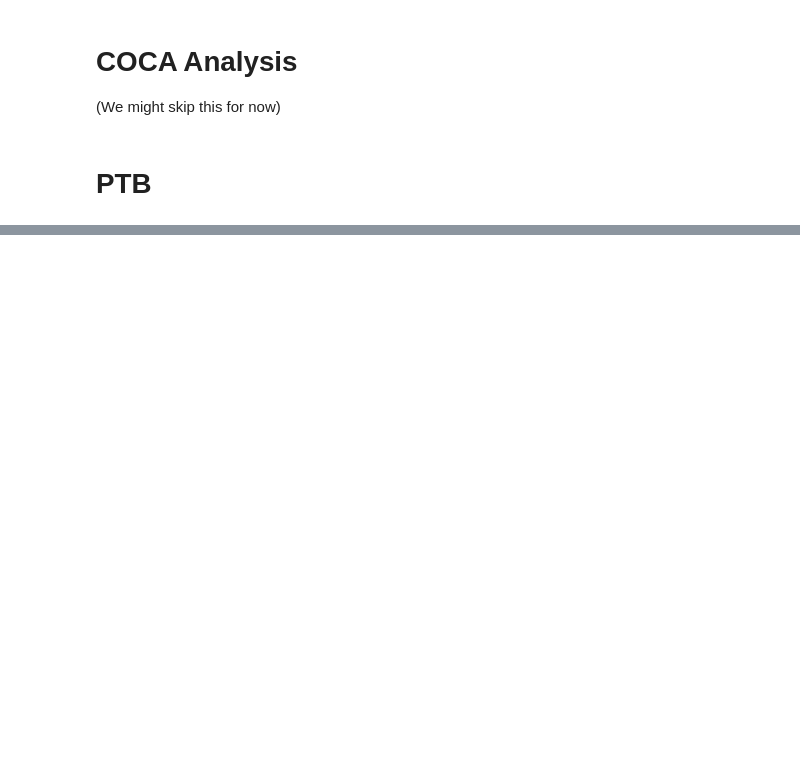
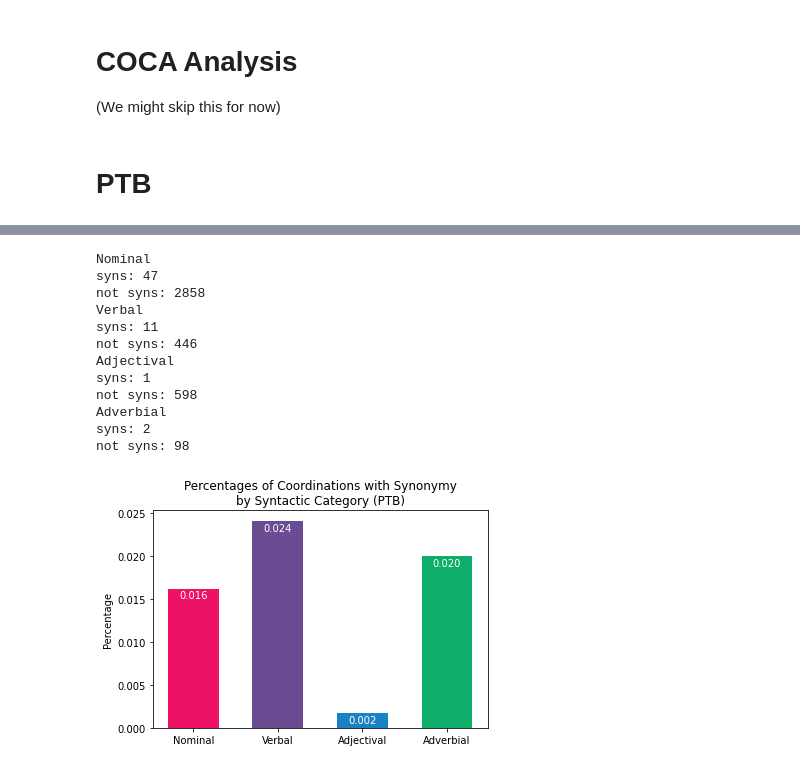
Before and after one commit to jkallini/SemanticCoordinationAnalysis, a Jupyter notebook: analysis.ipynb, the cells around one changed output, grey strips where cells are left out. Saved outputs shown, nothing was run; the diff lists cells and outputs as text; code cells hidden in the pictures; blank space fills up the shorter version.

```diff
--- a/analysis.ipynb
+++ b/analysis.ipynb
@@ -60,8 +90,6 @@ ptb_likes = utils.filter_conj_length(ptb_likes, 1)
 # We can do this since each conjunct is only one word long
 ptb_likes['1st Conjunct Head'] = ptb_likes['1st Conjunct Text']
 ptb_likes['2nd Conjunct Head'] = ptb_likes['2nd Conjunct Text']
-
-import warnings
 
 # Finding closures over wordnet relations produces redundant search warnings
 # We'll just filter these warnings
@@ -69,14 +97,11 @@ with warnings.catch_warnings():
     warnings.simplefilter("ignore")
 
     # Get wordnet relations for like coordinations from PTB
-    ptb_synonyms = utils.analyze_synonymy(ptb_likes)
-    ptb_antonyms = utils.analyze_antonymy(ptb_likes)
-    ptb_hypernyms = utils.analyze_hypernymy(ptb_likes)
-    ptb_cohyponyms = utils.analyze_cohyponymy(ptb_likes)
-    ptb_entailments = utils.analyze_entailment(ptb_likes)
+    ptb_synonymy_df = utils.analyze_synonymy(ptb_likes)
+    ptb_antonymy_df = utils.analyze_antonymy(ptb_likes)
+    ptb_hypernymy_df = utils.analyze_hypernymy(ptb_likes)
+    ptb_cohyponymy_df = utils.analyze_cohyponymy(ptb_likes)
+    ptb_entailment_df = utils.analyze_entailment(ptb_likes)
 
-print(len(ptb_synonyms))
-print(len(ptb_antonyms))
-print(len(ptb_hypernyms))
-print(len(ptb_cohyponyms))
-print(len(ptb_entailments))
+ptb_synonyms = ptb_synonymy_df[ptb_synonymy_df['Synonyms?'] == True]
+utils.pretty_print(ptb_synonyms, 'rtf/ptb_synonyms.rtf')
@@ -88,0 +110,13 @@ print(len(ptb_entailments))
+# %%
+def get_synonyms_freqs(df):
+    # Get synonyms
+    syns = df.loc[(df['Synonyms?'] == True)]
+
+    # Get counts
+    syns_count = len(syns)
+    tot = len(df)
+
+    print('syns:', syns_count)
+    print('not syns:', tot - syns_count)
+
+    return syns_count / tot
@@ -88,0 +245,16 @@ print(len(ptb_entailments))
+# %%
+synonym_category_distribution(ptb_synonymy_df, 'PTB', 'charts/PTB_synonymy_by_category.pdf')
+# %% [output]
+Nominal
+syns: 47
+not syns: 2858
+Verbal
+syns: 11
+not syns: 446
+Adjectival
+syns: 1
+not syns: 598
+Adverbial
+syns: 2
+not syns: 98
+[figure, added]
```
Also changed, not shown: parts of 12 cells of this notebook, 2 other files.
